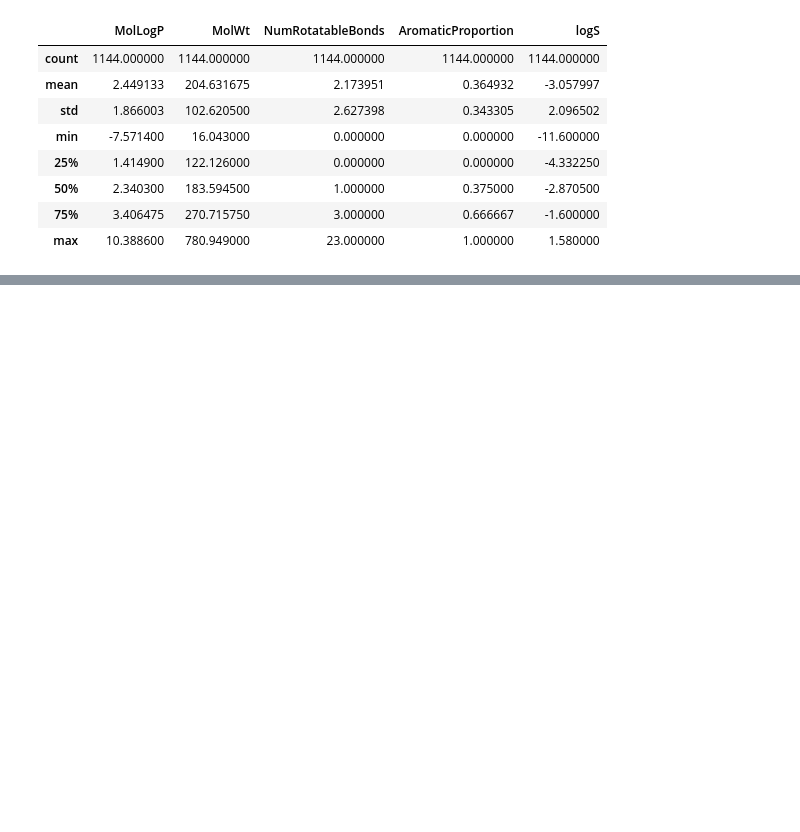
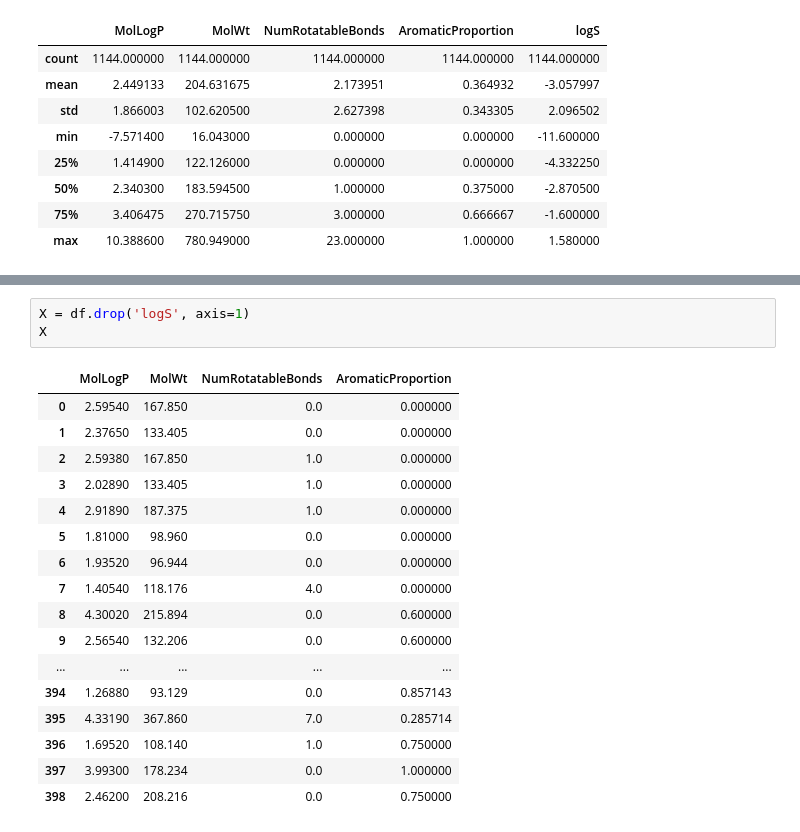
Before and after one commit to KeneanDita/R2DS, a Jupyter notebook: Model Trainings/Linear Regression.ipynb, the cells around one changed output, grey strips where cells are left out. Cells and saved outputs as stored; diff of their text form; blank space fills up the shorter version.

```diff
--- a/Model Trainings/Linear Regression.ipynb
+++ b/Model Trainings/Linear Regression.ipynb
@@ -19,0 +41,21 @@ df.describe()
+# %%
+X = df.drop('logS', axis=1)
+X
+# %% [output]
+|  | MolLogP | MolWt | NumRotatableBonds | AromaticProportion |
+| 0 | 2.59540 | 167.850 | 0.0 | 0.000000 |
+| 1 | 2.37650 | 133.405 | 0.0 | 0.000000 |
+| 2 | 2.59380 | 167.850 | 1.0 | 0.000000 |
+| 3 | 2.02890 | 133.405 | 1.0 | 0.000000 |
+| 4 | 2.91890 | 187.375 | 1.0 | 0.000000 |
+| 5 | 1.81000 | 98.960 | 0.0 | 0.000000 |
+| 6 | 1.93520 | 96.944 | 0.0 | 0.000000 |
+| 7 | 1.40540 | 118.176 | 4.0 | 0.000000 |
+| 8 | 4.30020 | 215.894 | 0.0 | 0.600000 |
+| 9 | 2.56540 | 132.206 | 0.0 | 0.600000 |
+| ... | ... | ... | ... | ... |
+| 394 | 1.26880 | 93.129 | 0.0 | 0.857143 |
+| 395 | 4.33190 | 367.860 | 7.0 | 0.285714 |
+| 396 | 1.69520 | 108.140 | 1.0 | 0.750000 |
+| 397 | 3.99300 | 178.234 | 0.0 | 1.000000 |
+| 398 | 2.46200 | 208.216 | 0.0 | 0.750000 |
```
Also changed, not shown: parts of 1 cell of this notebook.
